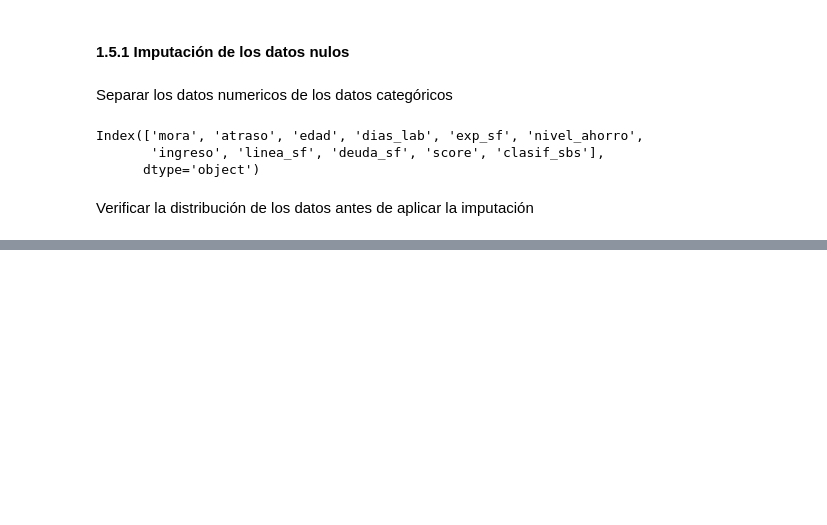
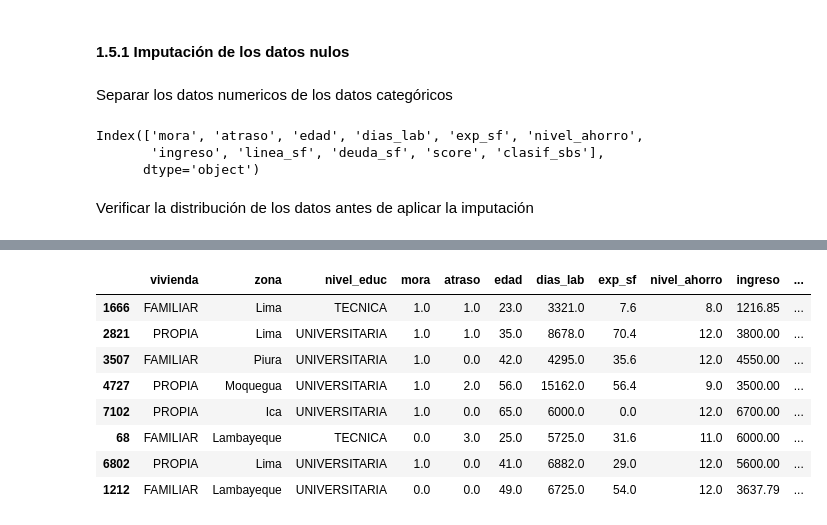
Before and after one commit to gonzakayunawel/tarea_1_mla, a Jupyter notebook: tarea_1_mla.ipynb, the cells around one changed output, grey strips where cells are left out. Saved outputs shown, nothing was run; the diff lists cells and outputs as text; code cells hidden in the pictures; blank space fills up the shorter version.

```diff
--- a/tarea_1_mla.ipynb
+++ b/tarea_1_mla.ipynb
@@ -191,0 +230,16 @@ plt.show()
+# %%
+categoric_df = df.select_dtypes(exclude='number')
+# %%
+df = pd.concat([categoric_df, df_imputed], axis=1)
+# %%
+df.sample(frac=0.001)
+# %% [output]
+|  | vivienda | zona | nivel_educ | mora | atraso | edad | dias_lab | exp_sf | nivel_ahorro | ingreso | ... |
+| 1666 | FAMILIAR | Lima | TECNICA | 1.0 | 1.0 | 23.0 | 3321.0 | 7.6 | 8.0 | 1216.85 | ... |
+| 2821 | PROPIA | Lima | UNIVERSITARIA | 1.0 | 1.0 | 35.0 | 8678.0 | 70.4 | 12.0 | 3800.00 | ... |
+| 3507 | FAMILIAR | Piura | UNIVERSITARIA | 1.0 | 0.0 | 42.0 | 4295.0 | 35.6 | 12.0 | 4550.00 | ... |
+| 4727 | PROPIA | Moquegua | UNIVERSITARIA | 1.0 | 2.0 | 56.0 | 15162.0 | 56.4 | 9.0 | 3500.00 | ... |
+| 7102 | PROPIA | Ica | UNIVERSITARIA | 1.0 | 0.0 | 65.0 | 6000.0 | 0.0 | 12.0 | 6700.00 | ... |
+| 68 | FAMILIAR | Lambayeque | TECNICA | 0.0 | 3.0 | 25.0 | 5725.0 | 31.6 | 11.0 | 6000.00 | ... |
+| 6802 | PROPIA | Lima | UNIVERSITARIA | 1.0 | 0.0 | 41.0 | 6882.0 | 29.0 | 12.0 | 5600.00 | ... |
+| 1212 | FAMILIAR | Lambayeque | UNIVERSITARIA | 0.0 | 0.0 | 49.0 | 6725.0 | 54.0 | 12.0 | 3637.79 | ... |
```
Also changed, not shown: parts of 8 cells of this notebook.
